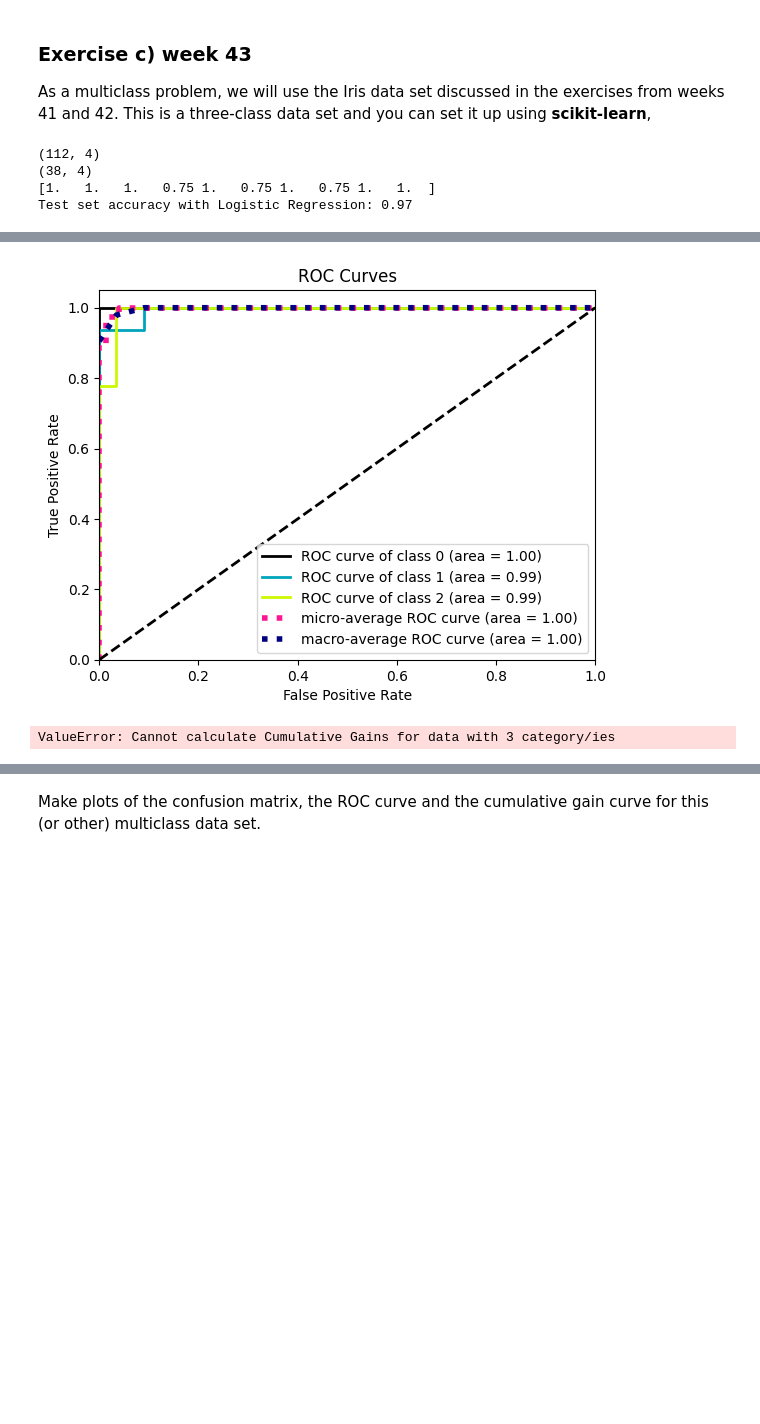
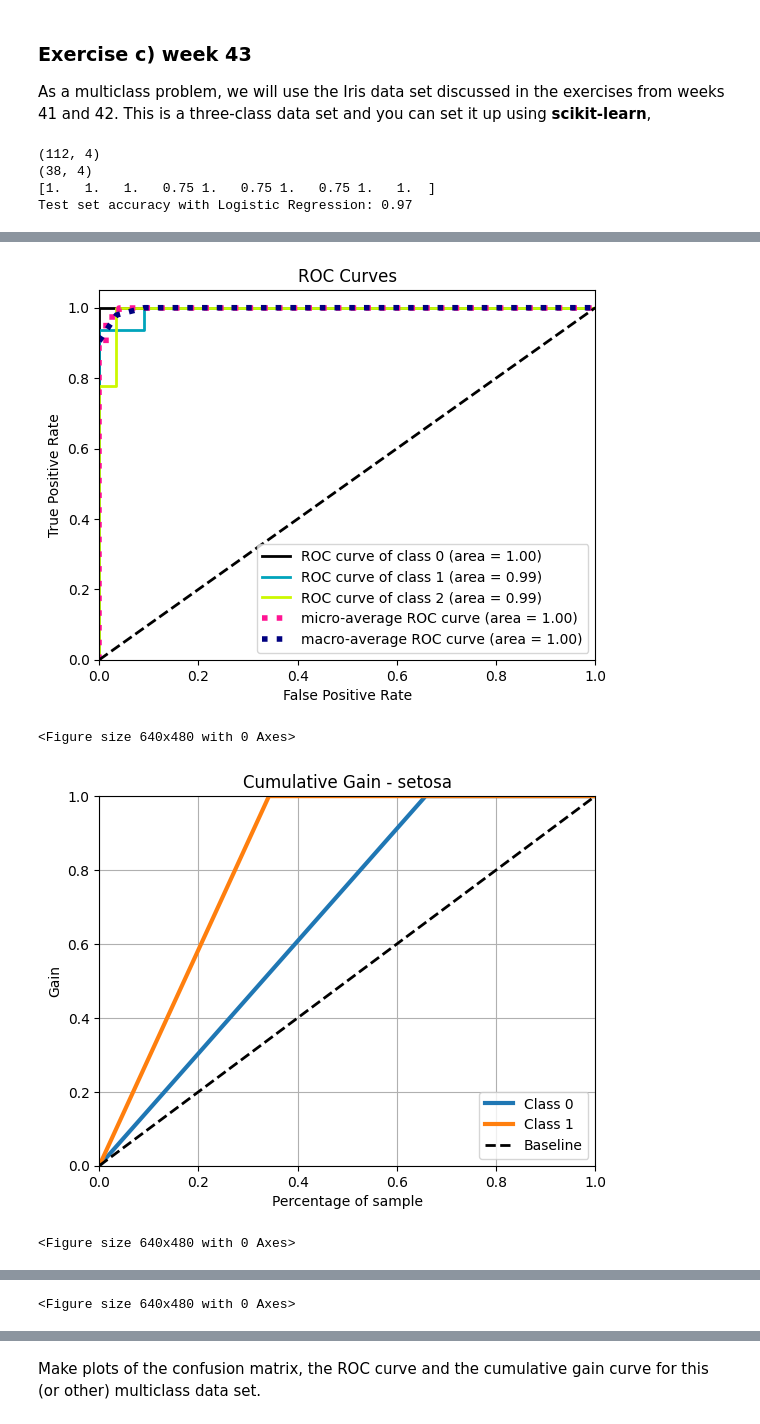
Before and after one commit to m-nader/FYS-STK4155-group14, a Jupyter notebook: exercises/exercisesweek43.ipynb, the cells around one changed output, grey strips where cells are left out. Saved outputs shown, nothing was run; the diff lists cells and outputs as text; code cells hidden in the pictures; blank space fills up the shorter version.

Commit message:
Fixed cummultive gain

```diff
--- a/exercises/exercisesweek43.ipynb
+++ b/exercises/exercisesweek43.ipynb
@@ -314,33 +314,45 @@ y = iris.target # Target labels
 
 X_train, X_test, y_train, y_test = train_test_split(X, y, random_state=0)
 print(X_train.shape)
 print(X_test.shape)
 # Logistic Regression
 # define which type of problem, binary or multiclass
 logreg = LogisticRegression(solver='lbfgs')
 logreg.fit(X_train, y_train)
 
 from sklearn.preprocessing import LabelEncoder
 from sklearn.model_selection import cross_validate
 #Cross validation
 accuracy = cross_validate(logreg,X_test,y_test,cv=10)['test_score']
 print(accuracy)
 print("Test set accuracy with Logistic Regression: {:.2f}".format(logreg.score(X_test,y_test)))
 
 import scikitplot as skplt
+from sklearn.preprocessing import label_binarize
 y_pred = logreg.predict(X_test)
 skplt.metrics.plot_confusion_matrix(y_test, y_pred, normalize=True)
 plt.show()
 y_probas = logreg.predict_proba(X_test)
 skplt.metrics.plot_roc(y_test, y_probas)
 plt.show()
-skplt.metrics.plot_cumulative_gain(y_test, y_probas)
-plt.show()
+
+# Binarize true labels for one-vs-rest evaluation
+y_test_bin = label_binarize(y_test, classes=np.arange(len(iris.target_names)))
+
+for i, class_name in enumerate(iris.target_names):
+    # Create binary probability array for this class: [prob_not_class, prob_class]
+    probs_binary = np.vstack([1 - y_probas[:, i], y_probas[:, i]]).T
+    plt.figure()
+    skplt.metrics.plot_cumulative_gain(y_test_bin[:, i], probs_binary)
+    plt.title(f'Cumulative Gain - {class_name}')
+    plt.show()
 # %% [output]
 (112, 4)
 (38, 4)
 [1.   1.   1.   0.75 1.   0.75 1.   0.75 1.   1.  ]
 Test set accuracy with Logistic Regression: 0.97
 [figure]
 [figure]
-ValueError: Cannot calculate Cumulative Gains for data with 3 category/ies
+<Figure size 640x480 with 0 Axes>
+[figure, added]
+<Figure size 640x480 with 0 Axes>
@@ -346,0 +360 @@ ValueError: Cannot calculate Cumulative Gains for data with 3 category/ies
+<Figure size 640x480 with 0 Axes>
```
Also changed, not shown: parts of 1 cell of this notebook.
